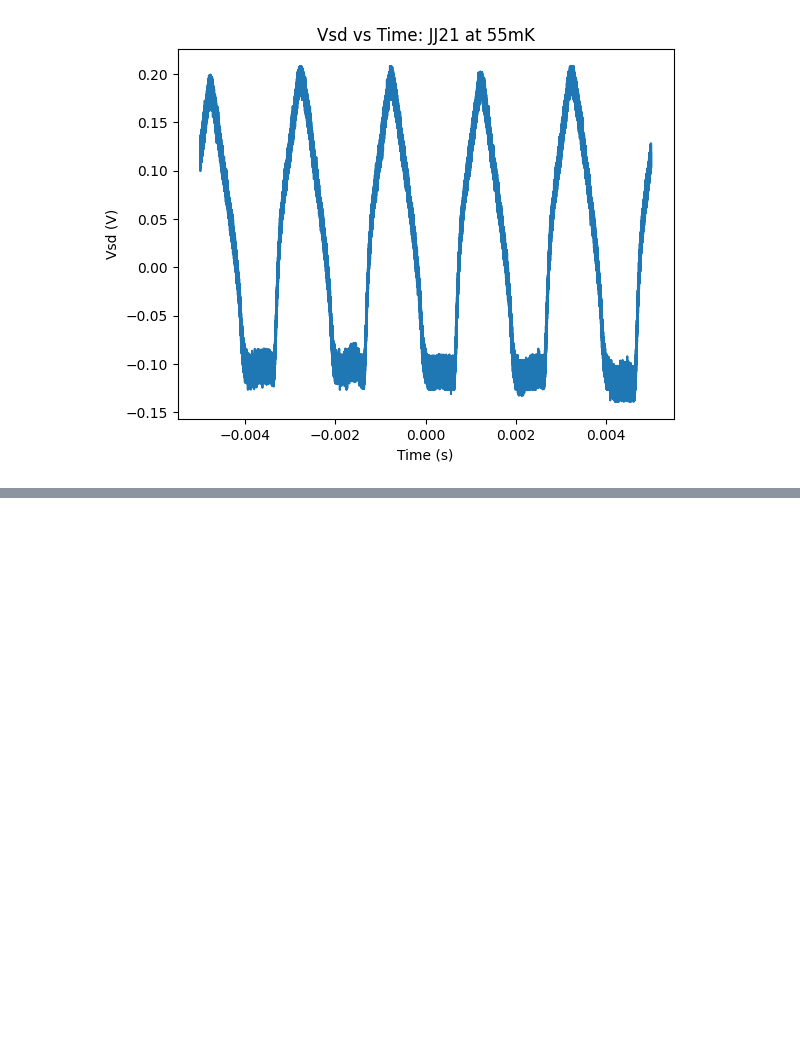
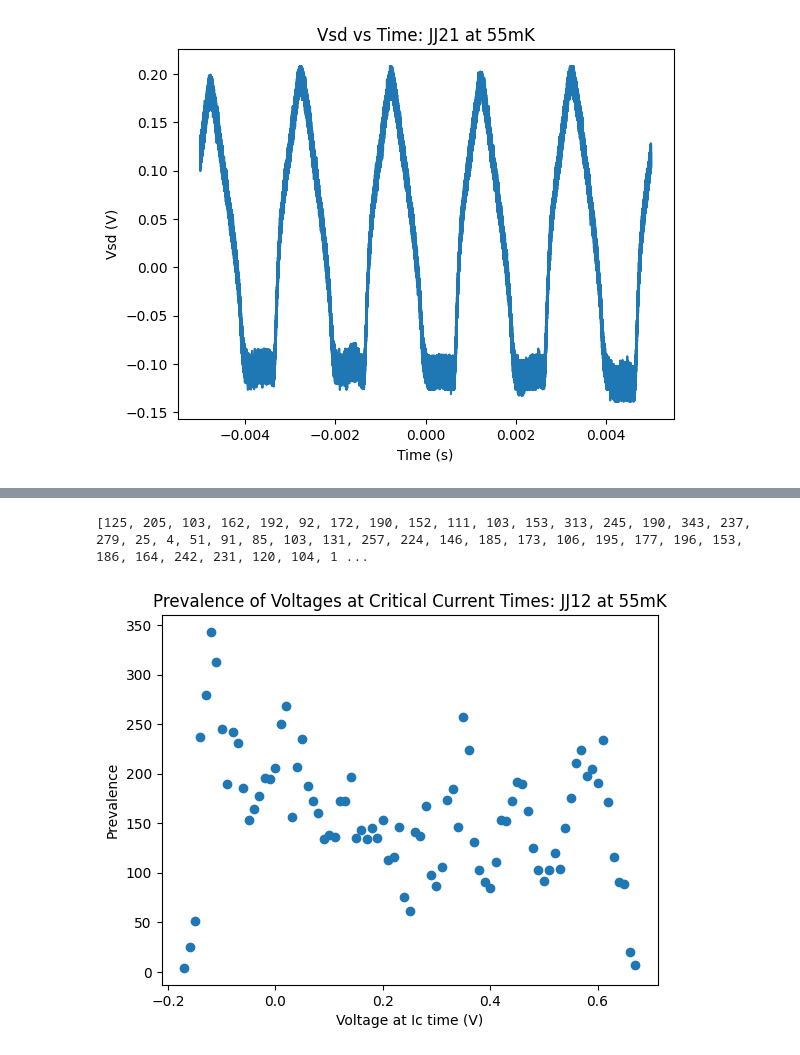
Before and after one commit to defnedoken/labeq, a Jupyter notebook: pulse_analysis.ipynb, the cells around one changed output, grey strips where cells are left out. Cells and saved outputs as stored; diff of their text form; code cells hidden in the pictures; blank space fills up the shorter version.

```diff
--- a/pulse_analysis.ipynb
+++ b/pulse_analysis.ipynb
@@ -161,17 +102,3 @@ def plot_trace(file_name, title1, title2):
     plt.ylabel('Vsd (V)')
     plt.title(title2)
     plt.plot(time, Vsd, label='Channel 3')
-# %%
-Ic_voltages = defaultdict(int)
-
-for i in range(1,11):
-    data = pd.read_csv(f'JJ11_f=500Hz_trace{i}.csv')
-    time = data['Time (s)'].values
-    Vsd = data['Channel 3'].values
-    Isd = data['Channel 1'].values
-    _, Vsd_shifted = calculate_time_delay_and_shift(time, Isd, Vsd)
-    _, VIcs = get_Ic_times(time, Vsd_shifted)
-    if len(VIcs) > 0:
-        for VIc in VIcs:
-            rounded_VIc = round(VIc, 2)
-            Ic_voltages[rounded_VIc] += 1
@@ -234,25 +141,32 @@ def plot_Ic_Voltage_distribution(frequency):
 # %%
-def plot_Ic_Voltage_distribution(jj_number, temperature):
-    Ic_voltages = defaultdict(int)
+def plot_Ic_Voltage_distribution_temperature(jj_number, temperature, file_name):
+    Ics = defaultdict(int)
 
     for i in range(1,11):
-        data = pd.read_csv(f'JJ{jj_number}_{temperature}mK_trace{i}.csv')
+        data = pd.read_csv(f'{file_name}_trace{i}.csv')
         time = data['Time (s)'].values
         Vsd = data['Channel 3'].values
         Isd = data['Channel 1'].values
         _, Vsd_shifted = calculate_time_delay_and_shift(time, Isd, Vsd)
-        _, VIcs = get_Ic_times(time, Vsd_shifted)
-        if len(VIcs) > 0:
-            for VIc in VIcs:
-                rounded_VIc = round(VIc, 2)
-                Ic_voltages[rounded_VIc] += 1
+        entry_indices, exit_indices = get_Ic_times(time, Vsd_shifted, Isd)
+
+        if len(entry_indices) > 0 and len(exit_indices) > 0:
+            for i in range(min(len(entry_indices), len(exit_indices))):
+                Ic_hot = Isd[entry_indices[i]]
+                Ic_cold = Isd[exit_indices[i]]
+                print(Ic_hot, Ic_cold)
+                rounded_Ic_hot = round(Ic_hot, 2)
+                rounded_Ic_cold = round(Ic_cold, 2)
+                print(rounded_Ic_hot, rounded_Ic_cold)
+                Ics[rounded_Ic_hot] += 1
+                Ics[rounded_Ic_cold] += 1
 
     plt.figure()
     plt.xlabel('Voltage at Ic time (V)')
     plt.ylabel('Prevalence')
     plt.title(f'Prevalence of Voltages at Critical Current Times: JJ{jj_number} at {temperature}mK')
-    print(list(Ic_voltages.values()))
-    plt.scatter(list(Ic_voltages.keys()), list(Ic_voltages.values()))
+    print(list(Ics.values()))
+    plt.scatter(list(Ics.keys()), list(Ics.values()))
 # %%
 plot_trace('JJ11_f=100Hz_trace1.csv', 'Isd vs Time: JJ11 at 100Hz', 'Vsd vs Time: JJ11 at 100Hz')
 # %% [output]
@@ -329,2 +290,5 @@ plot_trace2('JJ21_Vg=-4.5V_55mK_trace4.csv', 'Isd vs Time: JJ21 at 55mK', 'Vsd v
 # %%
-plot_Ic_Voltage_distribution(21,55)
+plot_Ic_Voltage_distribution_temperature(12,55,'JJ12_Vg=-4.5V_55mK')
+# %% [output]
+[125, 205, 103, 162, 192, 92, 172, 190, 152, 111, 103, 153, 313, 245, 190, 343, 237, 279, 25, 4, 51, 91, 85, 103, 131, 257, 224, 146, 185, 173, 106, 195, 177, 196, 153, 186, 164, 242, 231, 120, 104, 1 ...
+[figure, added]
```
Also changed, not shown: parts of 15 cells of this notebook.
